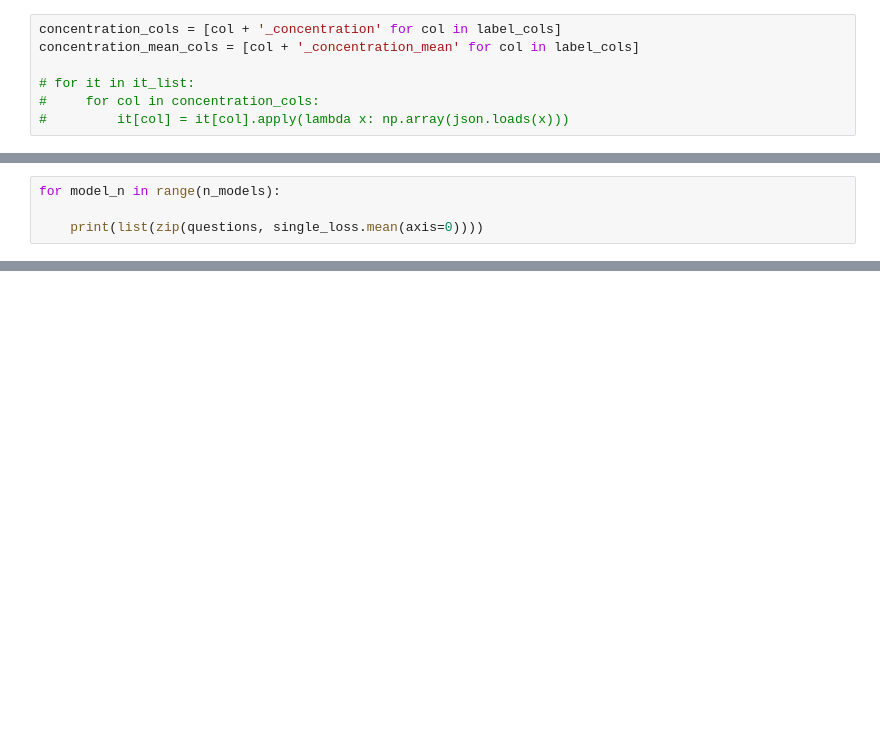
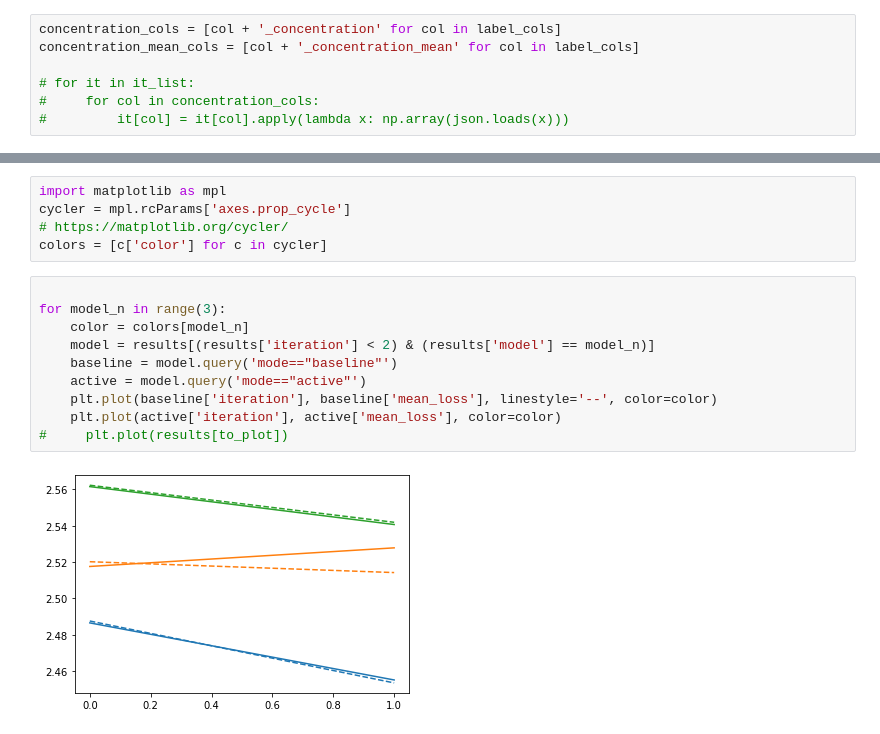
Before and after one commit to colinleach/zoobot, a Jupyter notebook: notebooks/multiq/performance/a_v_man_by_iteration.ipynb, the cells around one changed output, grey strips where cells are left out. Drawn from its saved outputs; the diff is of its cells as text; blank space fills up the shorter version.

```diff
--- a/notebooks/multiq/performance/a_v_man_by_iteration.ipynb
+++ b/notebooks/multiq/performance/a_v_man_by_iteration.ipynb
@@ -144,4 +162,0 @@ sns.scatterplot(data=results, x='iteration', y='mean_loss', hue='mode')
-# %%
-for model_n in range(n_models):
-
-    print(list(zip(questions, single_loss.mean(axis=0))))
@@ -173,0 +190,17 @@ list(zip(questions, baseline_losses.mean(axis=0)))
+# %%
+import matplotlib as mpl
+cycler = mpl.rcParams['axes.prop_cycle']
+# https://matplotlib.org/cycler/
+colors = [c['color'] for c in cycler]
+# %%
+
+for model_n in range(3):
+    color = colors[model_n]
+    model = results[(results['iteration'] < 2) & (results['model'] == model_n)]
+    baseline = model.query('mode=="baseline"')
+    active = model.query('mode=="active"')
+    plt.plot(baseline['iteration'], baseline['mean_loss'], linestyle='--', color=color)
+    plt.plot(active['iteration'], active['mean_loss'], color=color)
+#     plt.plot(results[to_plot])
+# %% [output]
+[figure, added]
```
Also changed, not shown: parts of 13 cells of this notebook, 24 other files.
